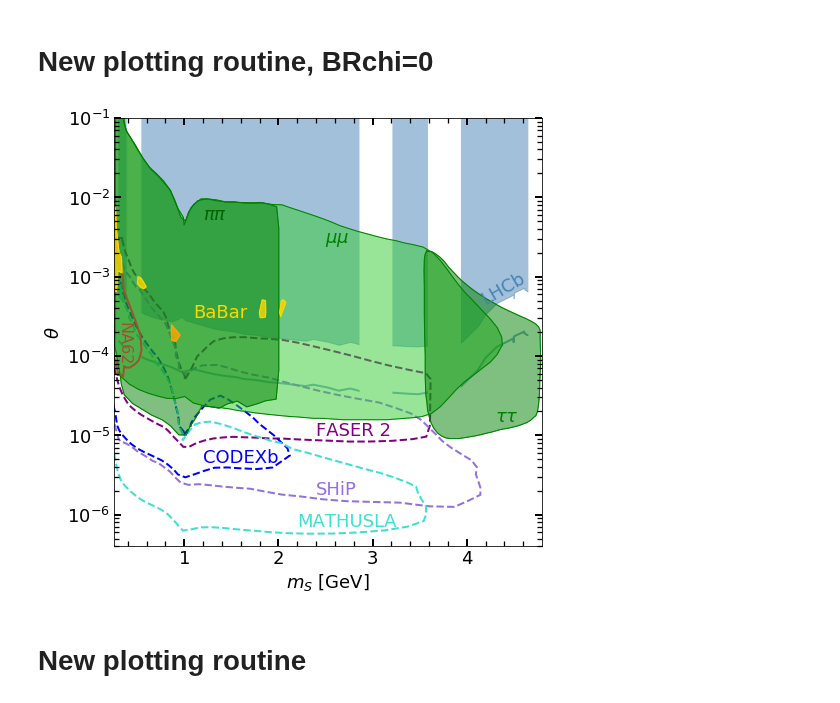
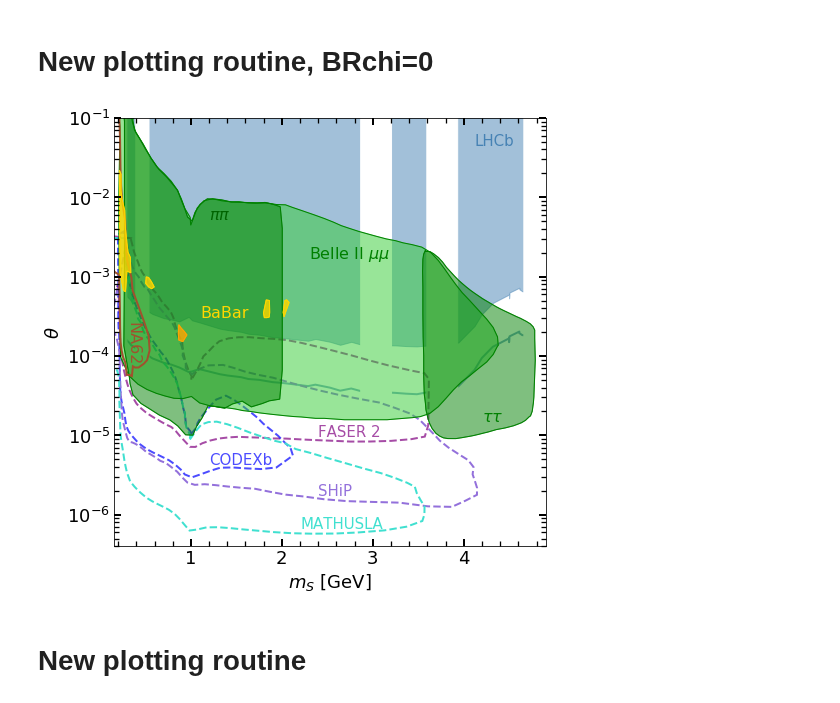
Before and after one commit to anasthesia/B-K, a Jupyter notebook: Combined_bounds.ipynb, the cells around one changed output. Saved outputs shown, nothing was run; the diff lists cells and outputs as text; code cells hidden in the pictures.

```diff
--- a/Combined_bounds.ipynb
+++ b/Combined_bounds.ipynb
@@ -35,7 +35,8 @@ def plotGen(inputfile, lineScatterFillORPolygon, color, linewidthORmarkersize,*a
     if (lineScatterFillORPolygon=="oppacpolygon"):
         ax.fill(data[:,0],data[:,1], facecolor=color, alpha=0.5, edgecolor=color,linewidth=linewidthORmarkersize)
     if (lineScatterFillORPolygon=="nonfilledpolygon"):
-        ax.fill(data[:,0],data[:,1], facecolor="none", edgecolor=color,linewidth=linewidthORmarkersize, linestyle=line,**kwargs)
+        ax.fill(data[:,0],data[:,1], facecolor="none", edgecolor=color,linewidth=linewidthORmarkersize, linestyle=line,\
+                **kwargs)
     else:
         data=data[np.argsort(data[:, 0])]
 
@@ -215,9 +216,9 @@ results/LHCB/4-0-m-alpha_exclusion_DBR0.98_Bplus-Kplus.dat
 # %% [markdown]
 # New plotting routine, BRchi=0
 # %%
-fig=plt.figure(figsize=(7, 7))
+fig=plt.figure(figsize=(7.5,7))
 ax  = fig.add_subplot(111)
-ax.set_position([0.1,0.1,0.85,0.85])
+ax.set_position([0.15,0.1,0.8,0.85])
 
 
 babarFolder="results/BaBar/"
@@ -252,9 +253,9 @@ plotWhiteRegions(10**(0))
 patchLHCB = mpatches.Patch(color=LHCBcolor, label='LHCb')
 
 #FASER2 plots
-plotGen("FASER2.dat","nonfilledpolygon", "purple",2,"dashed")
+plotGen("FASER2.dat","nonfilledpolygon", "purple",2,"dashed", alpha=0.7)
 #CODEXb plots
-plotGen("CODEXb.dat","nonfilledpolygon", "b",2,"dashed")
+plotGen("CODEXb.dat","nonfilledpolygon", "b",2,"dashed",alpha=0.7)
 #SHIP plots
 plotGen("SHIP.dat","nonfilledpolygon", "mediumpurple",2,"dashed")
 #MATHUSLA plots
@@ -284,65 +285,65 @@ plotGen(belleIIFoder+"0-3events_Belle_pions_BR0-manual.dat","nonfilledpolygon",
 #patchBelleII = mpatches.Patch(color=Belle2color, label='Belle II $\\mu \\mu$')
 
 #BaBar plots
-plotGen(babarFolder+"0-0-m-alpha_exclusion_DBR0_BaBar_mumu.dat","polygon", Babarcolor_mu,2)
+plotGen(babarFolder+"0-0-m-alpha_exclusion_DBR0_BaBar_mumu_cut.dat","polygon", Babarcolor_mu,2)
 plotGen(babarFolder+"0-1-m-alpha_exclusion_DBR0_BaBar_mumu.dat","polygon", Babarcolor_mu,2)
 plotGen(babarFolder+"0-2-m-alpha_exclusion_DBR0_BaBar_mumu.dat","polygon", Babarcolor_mu,2)
 plotGen(babarFolder+"0-3-m-alpha_exclusion_DBR0_BaBar_mumu.dat","polygon", Babarcolor_mu,2)
 plotGen(babarFolder+"1-m-alpha_exclusion_DBR0_BaBar_pipi.dat","polygon", Babarcolor_pi,2)
 
-plotGen(babarFolder+"0-0-m-alpha_exclusion_DBR0_BaBar_mumu.dat","nonfilledpolygon", Babarcolor_mu,1)
+plotGen(babarFolder+"0-0-m-alpha_exclusion_DBR0_BaBar_mumu_cut.dat","nonfilledpolygon", Babarcolor_mu,1)
 plotGen(babarFolder+"0-1-m-alpha_exclusion_DBR0_BaBar_mumu.dat","nonfilledpolygon", Babarcolor_mu,1)
 plotGen(babarFolder+"0-2-m-alpha_exclusion_DBR0_BaBar_mumu.dat","nonfilledpolygon", Babarcolor_mu,1)
 plotGen(babarFolder+"0-3-m-alpha_exclusion_DBR0_BaBar_mumu.dat","nonfilledpolygon", Babarcolor_mu,1)
 plotGen(babarFolder+"1-m-alpha_exclusion_DBR0_BaBar_pipi.dat","nonfilledpolygon", Babarcolor_pi,1)
 
 #BBN constraints
-plotGen("results/BBN_bounds.dat","line", "magenta",1)
+#plotGen("results/BBN_bounds.dat","line", "magenta",1)
 
 
 #plt.title(''.format(i))
 ax.set_xlabel('$m_S$ [GeV]')
 ax.set_ylabel('$\\theta$')
 
 #ax.set_xscale("log")
 ax.set_yscale("log")
 
 
 #patchBaBarmu = mpatches.Patch(color=mucolor, label='BaBar $\\mu \\mu$')
 #patchBaBarpi = mpatches.Patch(color=picolor, label='BaBar $\\pi \\pi$')
 
 '''
 Legend=plt.legend(handles=[patchLHCB,patchBaBarmu, patchBaBarpi, patchBelleII],loc='lower left',\
            bbox_to_anchor=(0.65, 0.71, 0.5, 2))
 plt.gca().add_artist(Legend)
 '''
 
 
 #ax.legend(handles=[patch0,patch1,patch2,patch3,patch4],loc='lower left',\
 #           bbox_to_anchor=(1, 0.3, 0.5, 1),title="LHCB BR(dark)=")
-xticks=np.arange(0.2,4.8,0.2)
-fifthticks=np.arange(0.2,4.8,0.5)
+xticks=np.arange(0.2,5,0.2)
+fifthticks=np.arange(0.2,5,0.5)
 ax.set_xticks(xticks, minor="True")
 ax.tick_params(axis='both',which='major',direction='in',length=7,width=2,right="True", top="True")
 ax.tick_params(axis='both',which='minor',direction='in',length=5,width=1.3, right="True", top="True")
 
-ax.set_xlim( (0.25, 4.8))
+ax.set_xlim( (0.15, 4.9))
 ax.set_ylim((4*10**(-7),1*10**(-1)))
 
-plt.text(2.2, 7E-7, 'MATHUSLA',rotation=0,c="turquoise")
-plt.text(2.4, 1.8E-6, 'SHiP',rotation=0,c="mediumpurple")
-plt.text(1.2, 4.5E-6, 'CODEXb',rotation=0,c="b")
-plt.text(2.4, 1E-5, 'FASER 2',rotation=0,c="purple")
-plt.text(4.12, 4.5E-4, 'LHCb',rotation=30,c=LHCBcolor)
+plt.text(2.2, 6.7E-7, 'MATHUSLA',rotation=0,c="turquoise",fontsize=15)
+plt.text(2.4, 1.75E-6, 'SHiP',rotation=0,c="mediumpurple",fontsize=15)
+plt.text(1.2, 4.3E-6, 'CODEXb',rotation=0,c="b",fontsize=15,alpha=0.7)
+plt.text(2.4, 0.95E-5, 'FASER 2',rotation=0,c="purple",fontsize=15,alpha=0.7)
+plt.text(4.12, 4.5E-2, 'LHCb',rotation=0,c=LHCBcolor,fontsize=15)
 #plt.text(2.2, 4.7E-5, 'HL LHCb',rotation=0,c=LHCBcolor)
-plt.text(2.5, 2.7E-3, '$\mu \mu$',rotation=0,c=Belle2color_pi)
-plt.text(4.3, 1.5E-5, '$\\tau \\tau$',rotation=0,c=Belle2color_pi)
-plt.text(1.2, 5.2E-3, '$\pi \pi$',rotation=0,c="darkgreen")
-plt.text(1.1, 3E-4, 'BaBar',rotation=0,c=Babarcolor_mu)
+plt.text(2.3, 1.7E-3, 'Belle II $\mu \mu$',rotation=0,c=Belle2color_pi,fontsize=16)
+plt.text(4.2, 1.5E-5, '$\\tau \\tau$',rotation=0,c=Belle2color_pi,fontsize=16)
+plt.text(1.2, 5.2E-3, '$\pi \pi$',rotation=0,c="darkgreen",fontsize=16)
+plt.text(1.1, 3E-4, 'BaBar',rotation=0,c=Babarcolor_mu,fontsize=16)
 
 fig.savefig('./results/m-alpha_combined_BR0_nonlog-3events.png')
 # %% [output]
-[figure, old version]
+[figure, new version]
 # %% [markdown]
 # New plotting routine
 # %%
```
